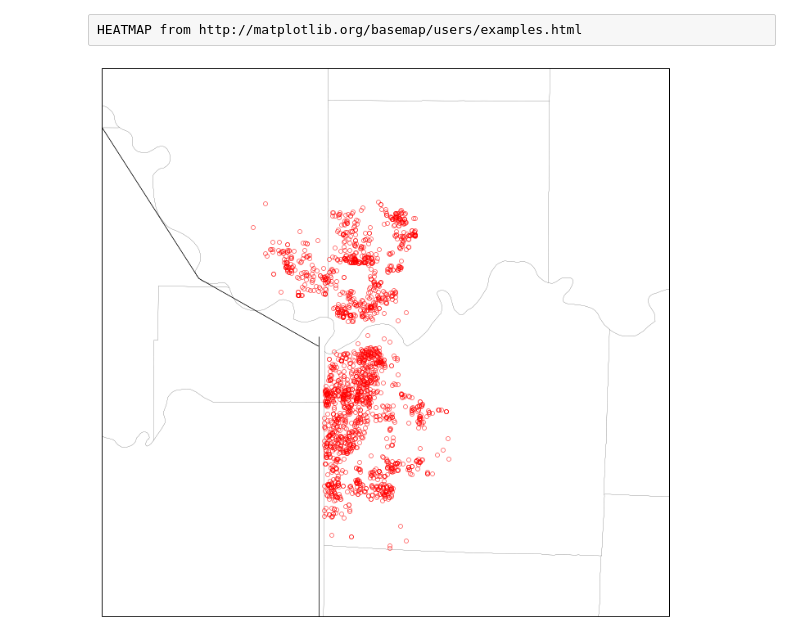
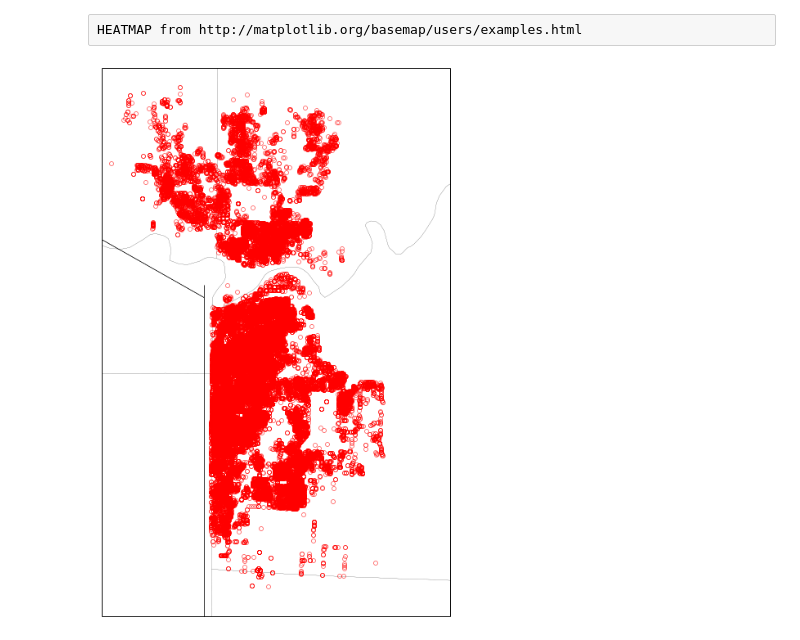
Before and after one commit to nikisix/kcData, a Jupyter notebook: 311/learn.ipynb, the cells around one changed output. Drawn from its saved outputs; the diff is of its cells as text; code cells hidden in the pictures.

```diff
--- a/311/learn.ipynb
+++ b/311/learn.ipynb
@@ -16,4 +12,2 @@ len(d)
 # %%
 d = pd.DataFrame(d,columns=['creation_date', 'closed_date', 'latitude', 'longitude', 'request_type'])
-d = d.sort(columns=['closed_date'])
-d
@@ -53,0 +32,3 @@ array([[ 39.22493097, -94.67236069],
+# %%
+del d #relax d's memory usage
+data.sort(columns=['closed_date'], ascending=True, inplace=True) #takes ~5min w/ full dataset
@@ -99,16 +54,0 @@ dtype: int64
-# %%
-#-1 is the value that find returns if it doesn't find the string
-
-data = pd.DataFrame
-i = 0
-for index, row in d.iterrows():
-     if(\
-       ( row['request_type'].find('Water') != -1 ) and\
-       ( row['longitude']  !=0 ) and\
-       ( row['latitude' ]  !=0 ) ):
-            row_frame = pd.DataFrame([{'creation_date':row.creation_date, 'closed_date': row.closed_date, 'longitude':row.longitude, 'latitude':row.latitude, 'request_type':row.request_type}])
-            if i == 0:
-                data = row_frame
-                i+=1
-            else:
-                data = data.append(row_frame)
@@ -139,3 +54,0 @@ len(data)
-# %%
-data.sort_index(by='closed_date', inplace=True, ascending=True)
-data
@@ -165,22 +57,23 @@ d2 = pd.DataFrame(d2,columns=['creation_date', 'closed_date', 'latitude', 'longi
 # %%
 from mpl_toolkits.basemap import Basemap
 import matplotlib.pyplot as plt
 import numpy as np
 
 plt.figure(figsize=(24,12))
+
 map = Basemap(projection='merc', lat_0=39, lon_0=-94,
     resolution = 'l', area_thresh = 3000.0,
-    llcrnrlon=-95, llcrnrlat=38.75,
-    urcrnrlon=-94, urcrnrlat=39.5)
+    llcrnrlon=-94.75, llcrnrlat=38.8,
+    urcrnrlon=-94.3, urcrnrlat=39.35)
 
 map.drawcounties()
 map.drawstates()
 
-lons = d2.longitude.values
-lats = d2.latitude.values
+lons = data.longitude.values
+lats = data.latitude.values
 x,y = map(lons, lats)
 map.plot(x, y, 'ro',fillstyle='none', markersize=5)
 
 plt.show()
 # %% [output]
-[figure, old version]
+[figure, new version]
```
Also changed, not shown: parts of 17 cells of this notebook, 4 other files.
